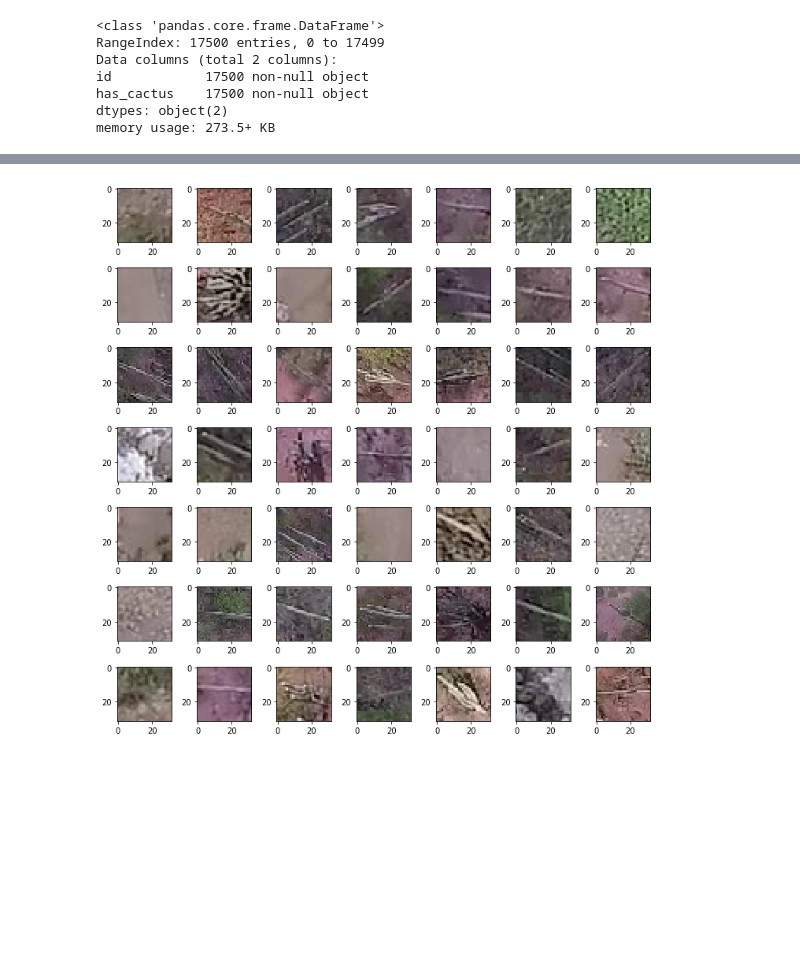
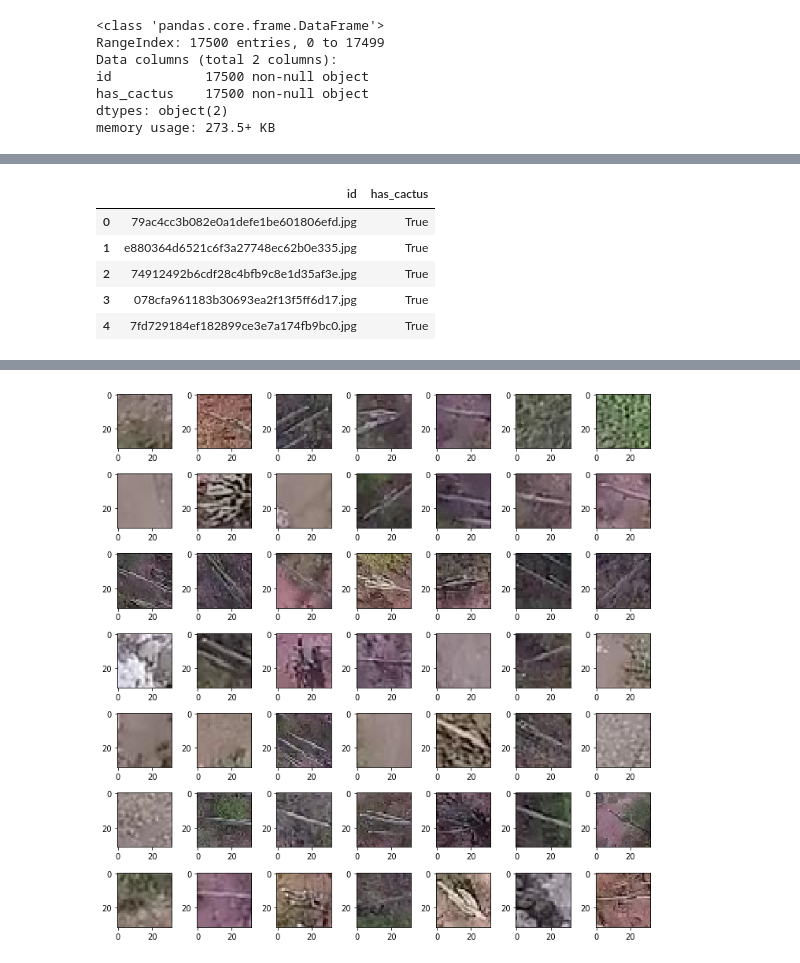
Before and after one commit to maglkp/kaggle, a Jupyter notebook: aerialcactus/aerialcactus.ipynb, the cells around one changed output, grey strips where cells are left out. Saved outputs shown, nothing was run; the diff lists cells and outputs as text; code cells hidden in the pictures; blank space fills up the shorter version.

```diff
--- a/aerialcactus/aerialcactus.ipynb
+++ b/aerialcactus/aerialcactus.ipynb
@@ -44,3 +70,12 @@ df_truth['has_cactus'] = (df_truth['has_cactus'] > 0.5).astype('int').astype('st
+# %%
+df_truth.head()
+# %% [output]
+|  | id | has_cactus |
+| 0 | 79ac4cc3b082e0a1defe1be601806efd.jpg | True |
+| 1 | e880364d6521c6f3a27748ec62b0e335.jpg | True |
+| 2 | 74912492b6cdf28c4bfb9c8e1d35af3e.jpg | True |
+| 3 | 078cfa961183b30693ea2f13f5ff6d17.jpg | True |
+| 4 | 7fd729184ef182899ce3e7a174fb9bc0.jpg | True |
 # %%
 df_train.has_cactus.value_counts()
 # %% [output]
```
Also changed, not shown: parts of 21 cells of this notebook, 9 other files.
